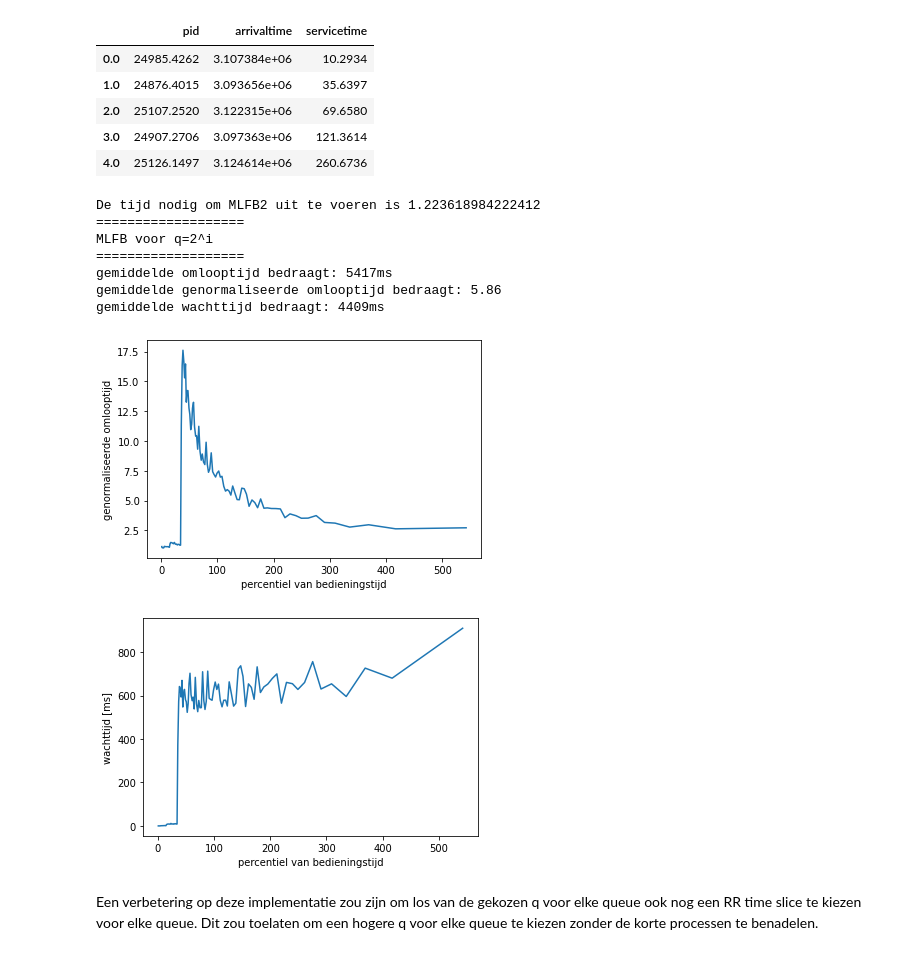
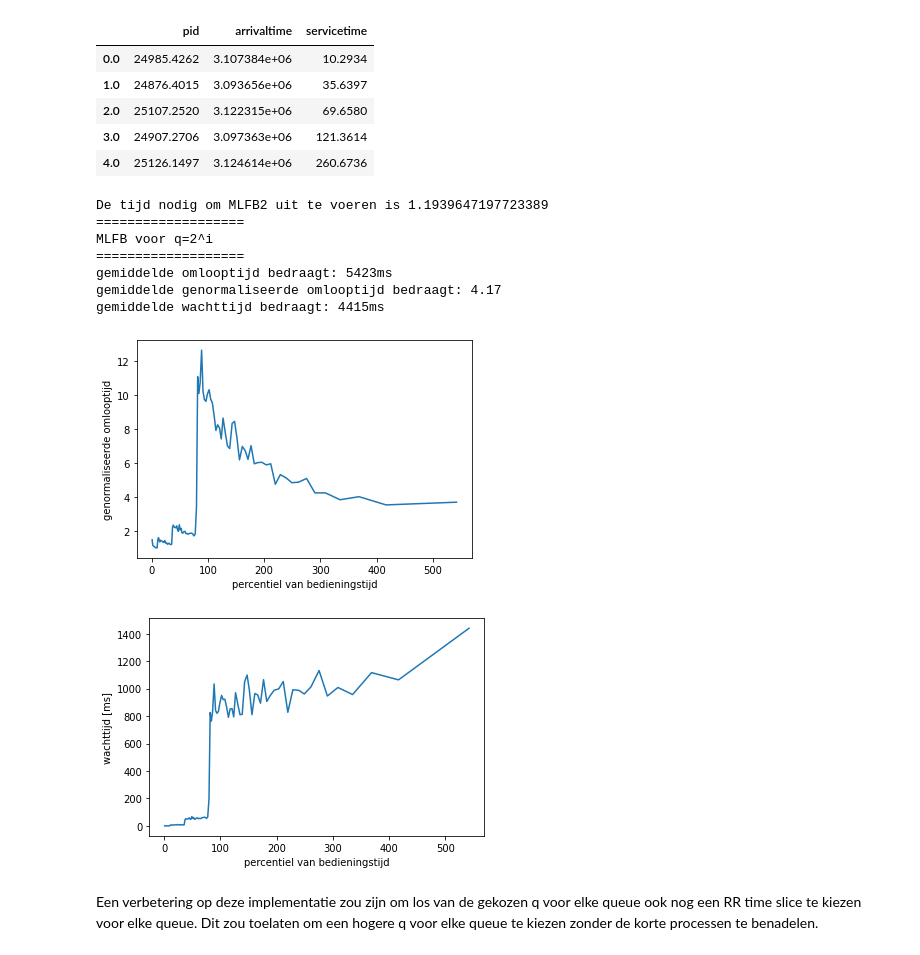
Before and after one commit to GPeeters/Besturingssystemen-2, a Jupyter notebook: process_scheduler.ipynb, the cells around one changed output. Drawn from its saved outputs; the diff is of its cells as text; code cells hidden in the pictures.

```diff
--- a/process_scheduler.ipynb
+++ b/process_scheduler.ipynb
@@ -952,7 +952,6 @@ def MLFB2(df, q0, q1, q2, q3, q4):
 
             # 1 proces draaien op de queue
             [move, queue0, df_mlfb, t_free, t] = Q(queue0, q0, df_mlfb, 0, t_free, t)
-            # print(["0", move, queue0, t_free, t])
             # daar waar nodig doorschuiven naar volgende queue:
             if move:
                 move = False
@@ -964,7 +963,6 @@ def MLFB2(df, q0, q1, q2, q3, q4):
 
         while queue1 and t_free > 0:
             [move, queue1, df_mlfb, t_free, t] = Q(queue1, q1, df_mlfb, 1, t_free, t)
-            # print(["1", move, queue1, t_free, t])
             # daar waar nodig doorschuiven naar volgende queue:
             if move:
                 move = False
@@ -976,7 +974,6 @@ def MLFB2(df, q0, q1, q2, q3, q4):
 
         while queue2 and t_free > 0:
             [move, queue2, df_mlfb, t_free, t] = Q(queue2, q2, df_mlfb, 2, t_free, t)
-            # print(["2", move, queue2, t_free, t])
             # daar waar nodig doorschuiven naar volgende queue:
             if move:
                 move = False
@@ -1051,40 +1048,40 @@ def MLFB2(df, q0, q1, q2, q3, q4):
         if move:
             queue4.append(queue3.pop(0))
             move = False
 
     while queue4:
         # deze queue moet gewoon blijven uitvoeren als een RR queue
         [done, queue4, df_mlfb, t] = Q2(queue4, q4, df_mlfb, 4, t)
 
         if move:
             queue4.append(queue4.pop(0))
             move = False
 
 
     # Als de queue volledig is afgewerkt doen we nog de laatste berekeningen:
     ## we stellen de wait time bij, wacht tijd - start tijd - service tijd komt overeen met de tijd gespendeerd in wacht na de start
     df_mlfb["waittime"] = df_mlfb["waittime"] + (df_mlfb["endtime"] - df_mlfb["starttime"] - df_mlfb["servicetime"])
     ## we berekenen de TAT zoals gezien in de les: service time + wait time
     df_mlfb["TAT"] = df_mlfb["servicetime"] + df_mlfb["waittime"]
     ## idem voor de genormaliseerde TAT:
     df_mlfb["normTAT"] = df_mlfb["TAT"]/df_mlfb["servicetime"]
 
     elapsed = str(time.time()-tijd)
     print("De tijd nodig om MLFB2 uit te voeren is " + elapsed)
 
     return df_mlfb
 
-evaluate(MLFB2(df_20000,5,10,20,40,80), "MLFB voor q=2^i")
+evaluate(MLFB2(df_20000,10,26,44,50,140), "MLFB voor q=2^i")
 # %% [output]
-De tijd nodig om MLFB2 uit te voeren is 1.223618984222412
+De tijd nodig om MLFB2 uit te voeren is 1.1939647197723389
 ===================
 MLFB voor q=2^i
 ===================
-gemiddelde omlooptijd bedraagt: 5417ms
-gemiddelde genormaliseerde omlooptijd bedraagt: 5.86
-gemiddelde wachttijd bedraagt: 4409ms
+gemiddelde omlooptijd bedraagt: 5423ms
+gemiddelde genormaliseerde omlooptijd bedraagt: 4.17
+gemiddelde wachttijd bedraagt: 4415ms
-[figure, old version]
+[figure, new version]
-[figure, old version]
+[figure, new version]
 # %% [markdown]
 Een verbetering op deze implementatie zou zijn om los van de gekozen q voor elke queue ook nog een RR time slice te kiezen voor elke queue. Dit zou toelaten om een hogere q voor elke queue te kiezen zonder de korte processen te benadelen.
 # %%
```
Also changed, not shown: parts of 3 cells of this notebook, 8 other files.
